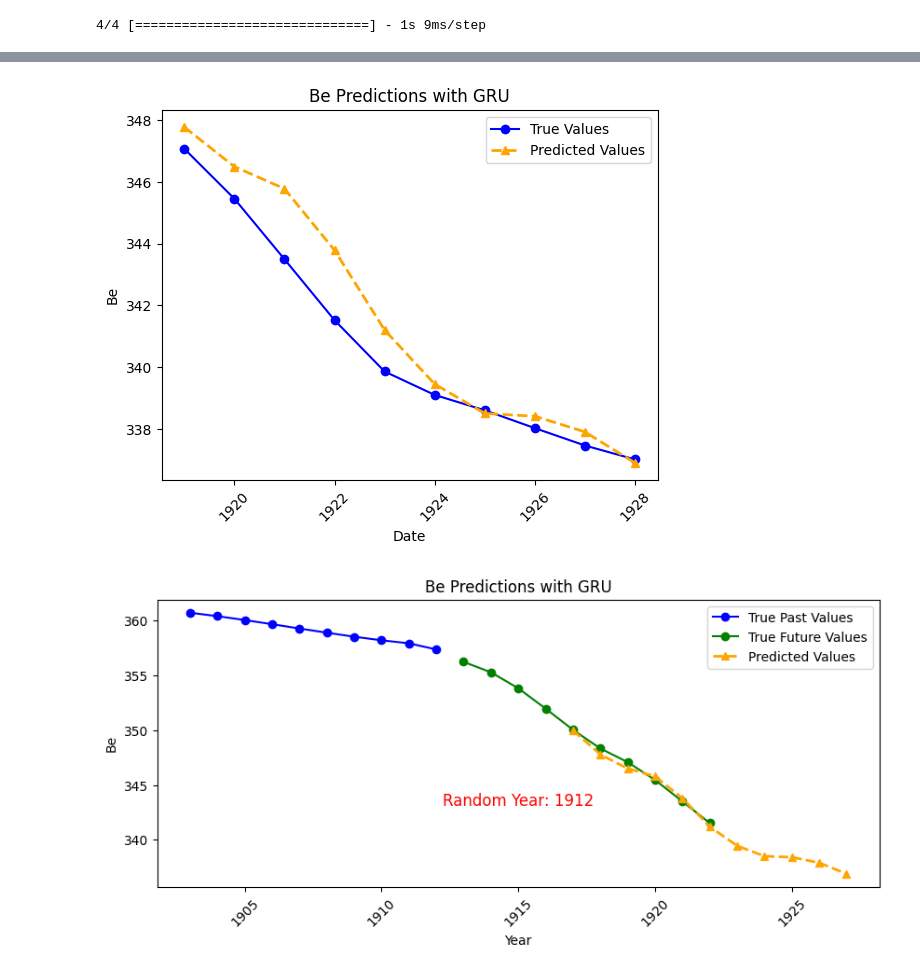
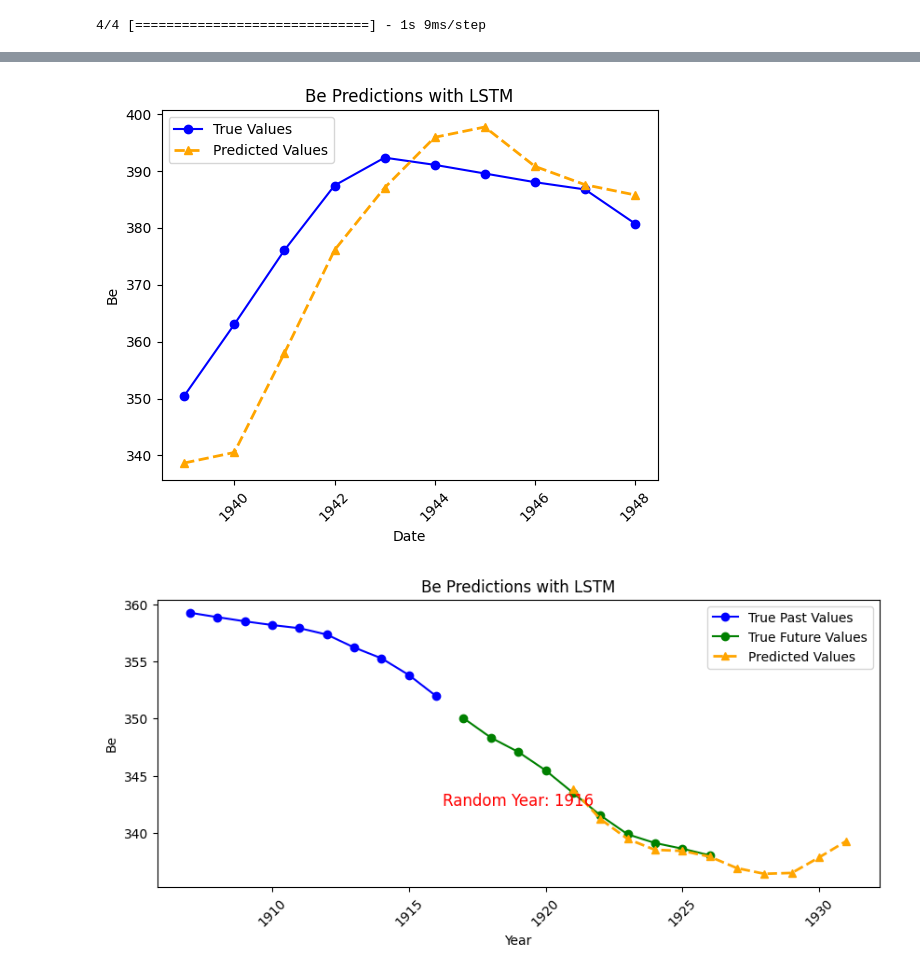
Before and after one commit to MongiBESBES/Energy, a Jupyter notebook: Analyse_1010.ipynb, the cells around one changed output, grey strips where cells are left out. Saved outputs shown, nothing was run; the diff lists cells and outputs as text; code cells hidden in the pictures.

```diff
--- a/Analyse_1010.ipynb
+++ b/Analyse_1010.ipynb
@@ -140,41 +140,41 @@ plt.show()
 # %%
 def plot_random_predictions(test_dates, y_test, test_predict):
     # Sélectionner une date aléatoire 35 jours avant la fin des dates de test
-    random_date_index = len(test_dates) - 35
+    random_date_index = len(test_dates) - 15
     random_date = test_dates[random_date_index]
 
     # Trouver l'index de la date aléatoire dans les dates de test
     random_date_index_test = np.where(test_dates == random_date)[0][0]
 
     # Extraire les 10 valeurs réelles qui suivent la date aléatoire
     y_test_values = y_test[random_date_index_test + 1:random_date_index_test + 11]
 
     # Extraire les valeurs prédites associées (en ajustant l'indice)
     test_predict_values = test_predict[random_date_index_test:random_date_index_test + 10]
 
     # Déballer la dimension supplémentaire dans test_predict_values
     test_predict_values = np.squeeze(test_predict_values, axis=-1)
 
     # Plot des résultats
     plt.plot(test_dates[random_date_index_test + 1:random_date_index_test + 11], y_test_values,
              label='True Values', color='blue', marker='o')
     plt.plot(test_dates[random_date_index_test + 1:random_date_index_test + 11], test_predict_values,
              label='Predicted Values', color='orange', linestyle='dashed', marker='^',linewidth=2)
 
     plt.title('Be Predictions with LSTM')
     plt.xlabel('Date')
     plt.ylabel('Be')
     plt.legend()
 
     # Rotation des étiquettes de l'axe des x
     plt.xticks(rotation=45)
 
     plt.show()
 
 # Utilisation de la fonction
 plot_random_predictions(test_dates, y_test, test_predict)
 # %% [output]
-[figure, old version]
+[figure, new version]
 # %%
 import matplotlib.pyplot as plt
 import numpy as np
@@ -184,7 +184,7 @@ def plot_random_predictions(test_dates, y_test, test_predict, random_seed=None):
         np.random.seed(random_seed)
 
     # Sélectionner une date aléatoire 35 jours avant la fin des dates de test
-    random_date_index = np.random.choice(len(test_dates) - 35, size=1)[0]
+    random_date_index = np.random.choice(len(test_dates) - 11, size=1)[0]
     random_date = test_dates[random_date_index]
 
     # Trouver l'index de la date aléatoire dans les dates de test
@@ -236,7 +236,7 @@ def plot_random_predictions(test_dates, y_test, test_predict, random_seed=None):
 # Utilisation de la fonction
 plot_random_predictions(test_dates, y_test, test_predict)
 # %% [output]
-[figure, old version]
+[figure, new version]
 # %%
 # Utilisation de la fonction plusieurs fois avec différentes dates aléatoires
 for i in range(5):
```
Also changed, not shown: parts of 2 cells of this notebook.
